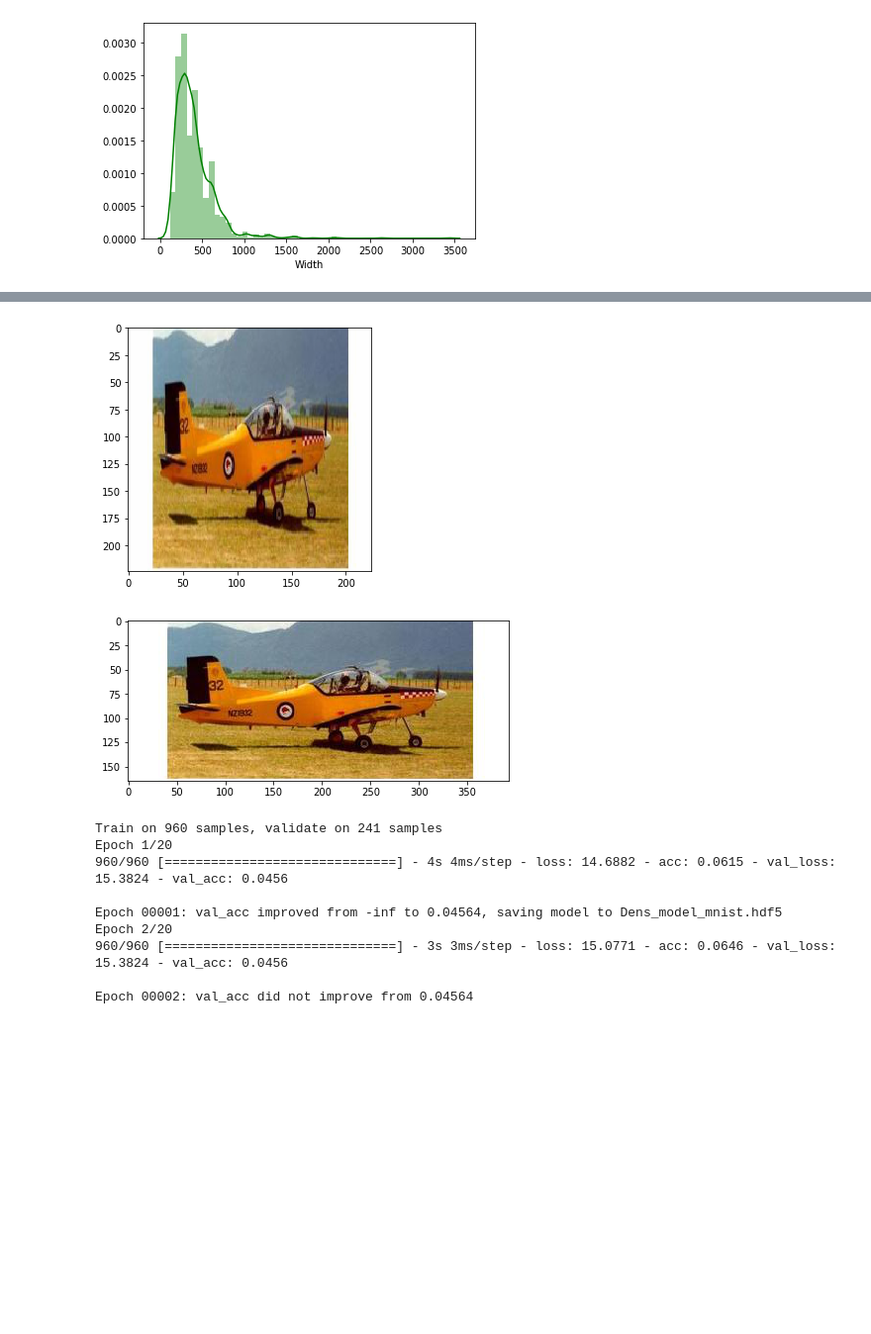
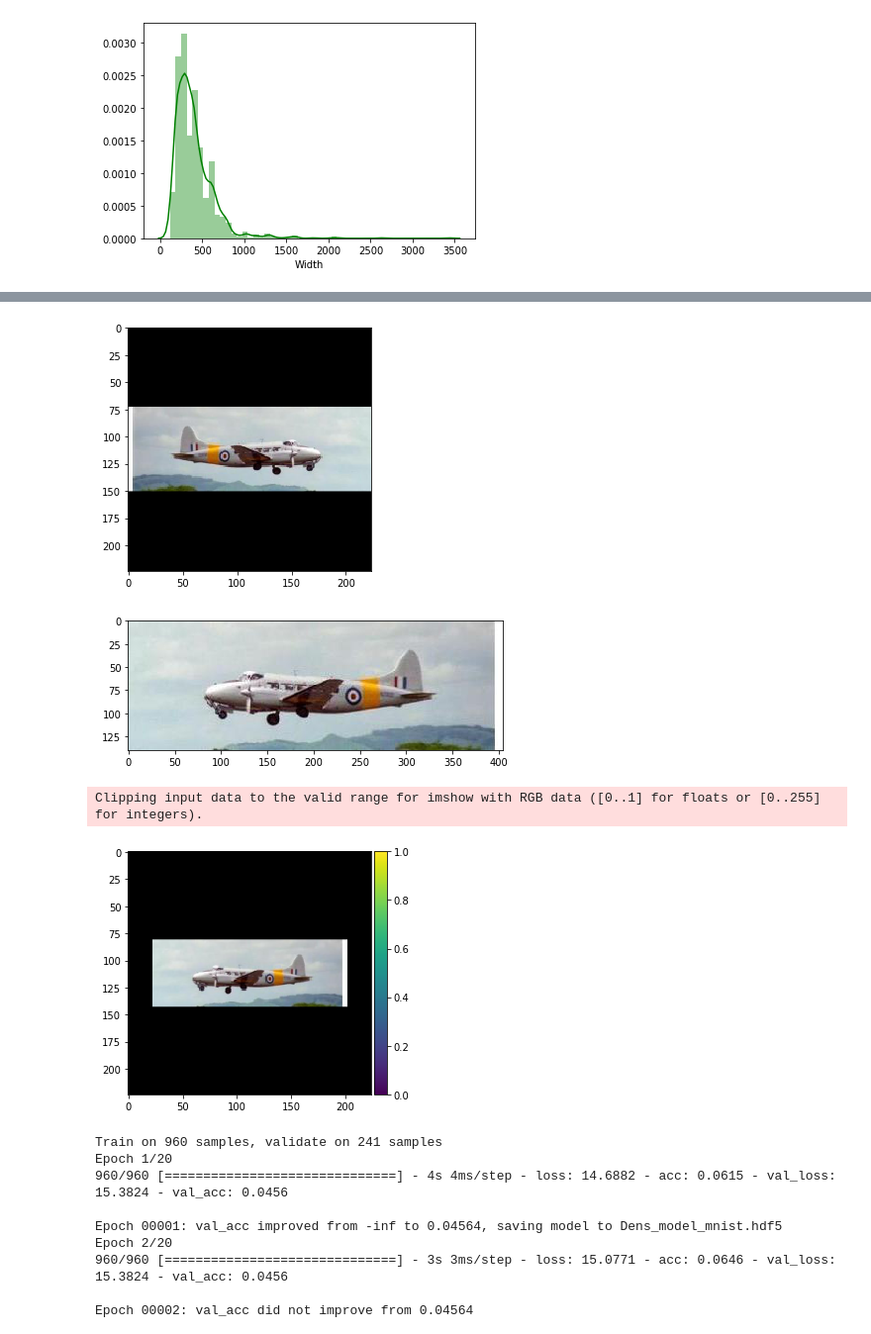
Before and after one commit to vikrantwd/Image_Classification, a Jupyter notebook: GradProject_NB4.ipynb, the cells around one changed output, grey strips where cells are left out. Shown: that part at 99% size. Drawn from its saved outputs; the diff is of its cells as text; code cells hidden in the pictures; blank space fills up the shorter version.

```diff
--- a/GradProject_NB4.ipynb
+++ b/GradProject_NB4.ipynb
@@ -267,3 +296,25 @@ def read_organize_data(file_path):
+# %%
+def img_flip(img):
+    arr = np.fliplr(img)
+    return arr
+
+def rotate_45(img):
+    arr = skimage.transform.rotate(img, angle=45, mode='reflect')
+    return arr
+
+def scale_out(img):
+    scale_fac = 1.2
+    arr = skimage.transform.rescale(img, scale = scale_fac, mode='constant')
+    arr = arr[int((224 *  scale_fac) // 4) :  int((224 * 3 * scale_fac) // 4),
+             int((224 *  scale_fac) // 4) :  int((224 * 3 * scale_fac) // 4), :]
+    return arr
+def scale_in(img):
+    scale_fac = 0.8
+    arr = skimage.transform.rescale(img, scale=scale_fac, mode='constant')
+    d1 = int(112 - int(224 * scale_fac * 0.5))
+    d2 = int(224 - int(224 * scale_fac) - d1)
+    arr = np.pad(arr, ((d1,d2), (d1,d2), (0, 0)), 'constant')
+    return arr
 # %%
 starting_data = read_organize_data('20_categories_training/20_categories_training')
 starting_data.head()
@@ -276,0 +328,3 @@ starting_data.head()
+# %%
+starting_data_rsz =  read_organize_data('20_categories_training/20_categories_training')
+starting_data_rsz.head()
@@ -350,11 +486,15 @@ KeyboardInterrupt:
 # %%
-io.imshow(train['Pictures'][0])
+io.imshow(np.fliplr(starting_data_rsz['Pictures'][10]))
 plt.show()
-io.imshow(io.imread(train['File_Path'][0]))
+io.imshow(io.imread(starting_data_rsz['File_Path'][10]))
 plt.show()
+io.imshow(scale_in(starting_data_rsz['Pictures'][10]))
+plt.show()
 # %% [output]
-[figure, old version]
+[figure, new version]
-[figure, old version]
+[figure, new version]
+Clipping input data to the valid range for imshow with RGB data ([0..1] for floats or [0..255] for integers).
+[figure, added]
 # %%
 train, test = train_test_split(starting_data, ratio = 0.8)
 
```
Also changed, not shown: parts of 10 cells of this notebook.
